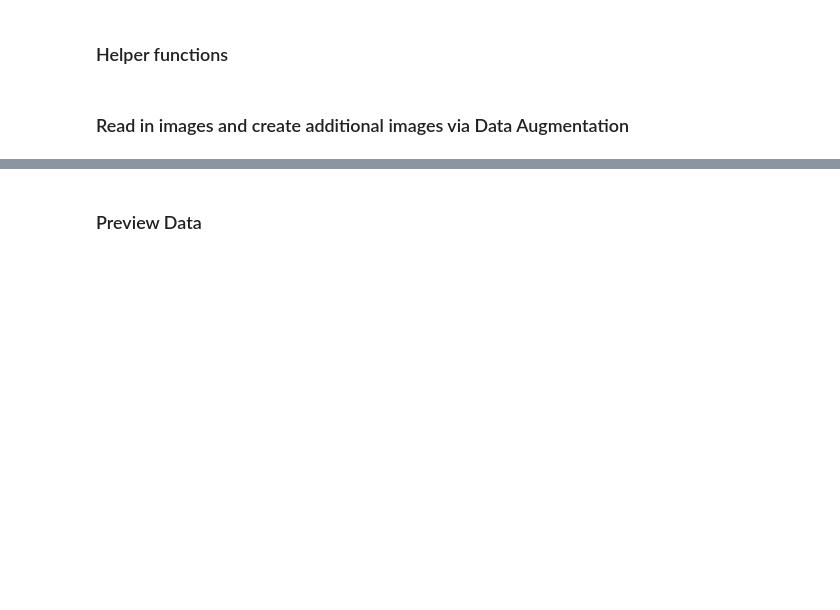
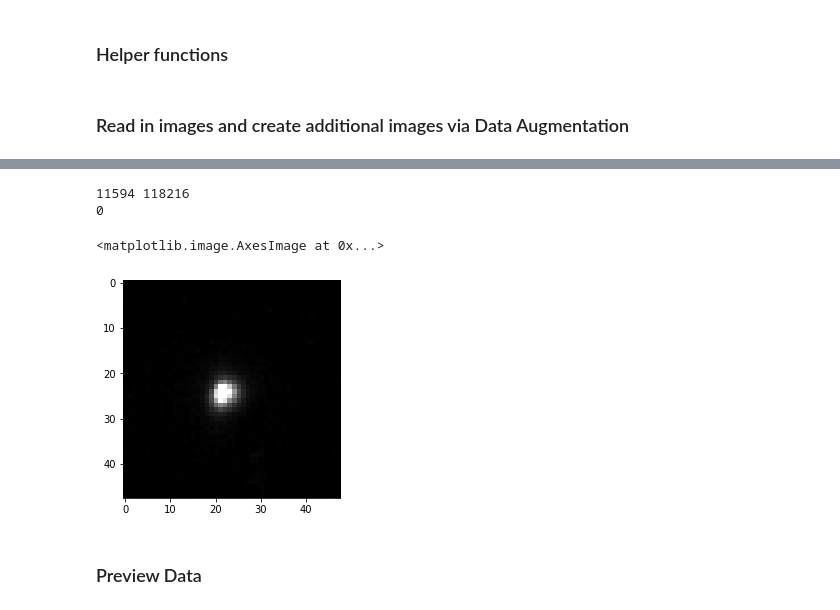
Before and after one commit to vigitia/IRPenTracking, a Jupyter notebook: evaluation/train_network.ipynb, the cells around one changed output, grey strips where cells are left out. Drawn from its saved outputs; the diff is of its cells as text; code cells hidden in the pictures; blank space fills up the shorter version.

```diff
--- a/evaluation/train_network.ipynb
+++ b/evaluation/train_network.ipynb
@@ -114,3 +144,13 @@ Please use `tqdm.notebook.tqdm` instead of `tqdm.tqdm_notebook`
+# %%
+randi = random.randint(0, len(images))
+print(randi, len(images))
+print(labels[randi])
+plt.imshow(images[randi], 'gray')
+# %% [output]
+11594 118216
+0
+<matplotlib.image.AxesImage at 0x...>
+[figure, added]
 # %% [markdown]
 ### Preview Data
 # %%
```
Also changed, not shown: parts of 18 cells of this notebook, 4 other files.
